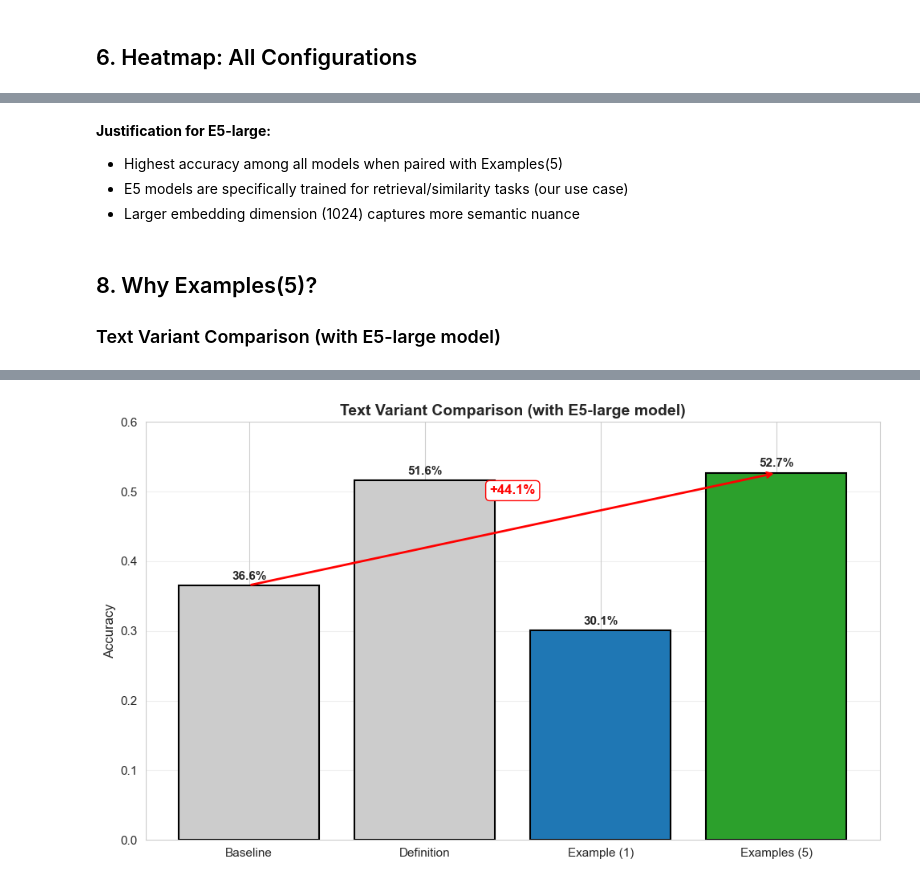
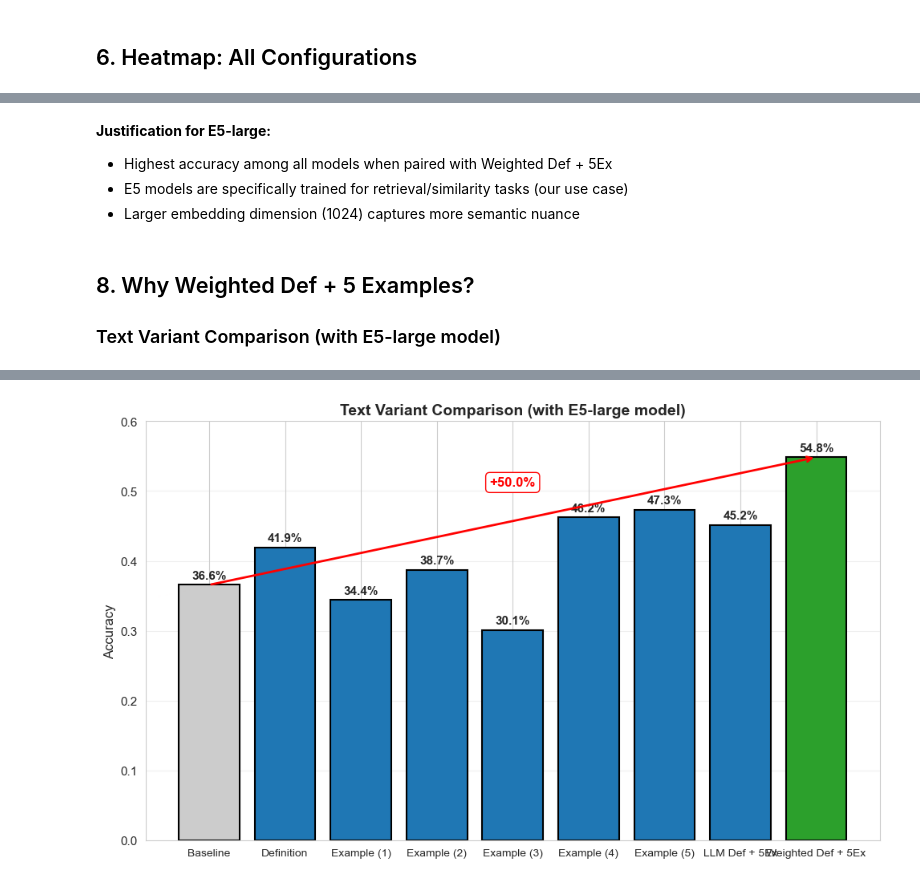
Before and after one commit to FlackoJodye1/diachronic-word-sense-change, a Jupyter notebook: analysis/embedding_comparison_analysis.ipynb, the cells around one changed output, grey strips where cells are left out. Cells and saved outputs as stored; diff of their text form; code cells hidden in the pictures.

```diff
--- a/analysis/embedding_comparison_analysis.ipynb
+++ b/analysis/embedding_comparison_analysis.ipynb
@@ -261,12 +287,13 @@ plt.show()
 # %%
-# Filter to Examples(5) variant only
-examples5_df = df_sorted[df_sorted['text_variant'] == 'Examples (5)'].copy()
-examples5_df = examples5_df.sort_values('accuracy', ascending=False)
+# Filter to selected variant only
+selected_variant = variant_name_map.get(winner['text_variant'], winner['text_variant'])
+variant_df = df_sorted[df_sorted['variant'] == selected_variant].copy()
+variant_df = variant_df.sort_values('accuracy', ascending=False)
 
-print("Model Performance with Examples(5) Text Variant:")
+print(f"Model Performance with {selected_variant} Text Variant:")
 print("=" * 60)
 
-model_comparison = examples5_df[['model', 'accuracy', 'top3', 'mrr']].copy()
+model_comparison = variant_df[['model', 'accuracy', 'top3', 'mrr']].copy()
 model_comparison['rank'] = range(1, len(model_comparison) + 1)
 model_comparison = model_comparison[['rank', 'model', 'accuracy', 'top3', 'mrr']]
 
@@ -279,16 +306,16 @@ print(model_comparison_display.to_string(index=False))
 
 # Visualization
 fig, ax = plt.subplots(figsize=(10, 6))
-colors = ['#2ca02c' if m == 'E5-large' else '#cccccc' for m in examples5_df['model']]
-bars = ax.barh(examples5_df['model'], examples5_df['accuracy'], color=colors, edgecolor='black', linewidth=1.5)
+colors = ['#2ca02c' if m == winner['model'] else '#cccccc' for m in variant_df['model']]
+bars = ax.barh(variant_df['model'], variant_df['accuracy'], color=colors, edgecolor='black', linewidth=1.5)
 
 # Add value labels
-for bar, acc in zip(bars, examples5_df['accuracy']):
+for bar, acc in zip(bars, variant_df['accuracy']):
     ax.text(bar.get_width() + 0.005, bar.get_y() + bar.get_height()/2,
             f'{acc:.1%}', va='center', fontsize=11, fontweight='bold')
 
 ax.set_xlabel('Accuracy', fontsize=12)
-ax.set_title('Model Comparison (with Examples(5) variant)', fontsize=14, fontweight='bold')
+ax.set_title(f'Model Comparison (with {selected_variant} variant)', fontsize=14, fontweight='bold')
 ax.set_xlim(0, 0.6)
 ax.grid(axis='x', alpha=0.3)
 plt.tight_layout()
@@ -307,26 +333,35 @@ Model Performance with Examples(5) Text Variant:
 # %% [markdown]
 **Justification for E5-large:**
-- Highest accuracy among all models when paired with Examples(5)
+- Highest accuracy among all models when paired with Weighted Def + 5Ex
 - E5 models are specifically trained for retrieval/similarity tasks (our use case)
 - Larger embedding dimension (1024) captures more semantic nuance
 # %% [markdown]
-## 8. Why Examples(5)?
+## 8. Why Weighted Def + 5 Examples?
 
 ### Text Variant Comparison (with E5-large model)
 # %%
 # Filter to E5-large only
 e5large_df = df_sorted[df_sorted['model'] == 'E5-large'].copy()
 # Reorder to show progression
-variant_order = ['Baseline', 'Definition', 'Example (1)', 'Examples (5)']
-e5large_df['text_variant'] = pd.Categorical(e5large_df['text_variant'], categories=variant_order, ordered=True)
-e5large_df = e5large_df.sort_values('text_variant')
+variant_order = [
+    'Baseline',
+    'Definition',
+    'Example (1)',
+    'Example (2)',
+    'Example (3)',
+    'Example (4)',
+    'Example (5)',
+    'LLM Def + 5Ex',
+    'Weighted Def + 5Ex',
+]
+e5large_df['variant'] = pd.Categorical(e5large_df['variant'], categories=variant_order, ordered=True)
+e5large_df = e5large_df.sort_values('variant')
 
 print("Text Variant Performance with E5-large Model:")
-print("=" * 60)
 
-variant_comparison = e5large_df[['text_variant', 'accuracy', 'top3', 'mrr']].copy()
+variant_comparison = e5large_df[['variant', 'accuracy', 'top3', 'mrr']].copy()
 variant_comparison['rank'] = range(1, len(variant_comparison) + 1)
-variant_comparison = variant_comparison[['rank', 'text_variant', 'accuracy', 'top3', 'mrr']]
+variant_comparison = variant_comparison[['rank', 'variant', 'accuracy', 'top3', 'mrr']]
 
 variant_comparison_display = variant_comparison.copy()
 variant_comparison_display['accuracy'] = variant_comparison_display['accuracy'].apply(lambda x: f"{x:.1%}")
@@ -336,19 +371,28 @@ variant_comparison_display['mrr'] = variant_comparison_display['mrr'].apply(lamb
 print(variant_comparison_display.to_string(index=False))
 
 # Calculate improvements
-baseline_acc = e5large_df[e5large_df['text_variant'] == 'Baseline']['accuracy'].values[0]
-examples5_acc = e5large_df[e5large_df['text_variant'] == 'Examples (5)']['accuracy'].values[0]
-improvement = ((examples5_acc - baseline_acc) / baseline_acc) * 100
+selected_variant = variant_name_map.get(winner['text_variant'], winner['text_variant'])
+baseline_acc = e5large_df[e5large_df['variant'] == 'Baseline']['accuracy'].values[0]
+selected_acc = e5large_df[e5large_df['variant'] == selected_variant]['accuracy'].values[0]
+improvement = ((selected_acc - baseline_acc) / baseline_acc) * 100
 
-print(f"\nImprovement from Baseline to Examples(5):")
+print(f"\nImprovement from Baseline to {selected_variant}:")
 print(f"  Baseline: {baseline_acc:.1%}")
-print(f"  Examples(5): {examples5_acc:.1%}")
-print(f"  Absolute gain: {(examples5_acc - baseline_acc):.1%}")
+print(f"  {selected_variant}: {selected_acc:.1%}")
+print(f"  Absolute gain: {(selected_acc - baseline_acc):.1%}")
 print(f"  Relative improvement: {improvement:.1f}%")
 
 # Visualization
 fig, ax = plt.subplots(figsize=(10, 6))
-colors = ['#cccccc', '#cccccc', '#1f77b4', '#2ca02c']
+colors = []
+for variant in e5large_df['variant']:
+    if variant == selected_variant:
+        colors.append('#2ca02c')
+    elif variant == 'Baseline':
+        colors.append('#cccccc')
+    else:
+        colors.append('#1f77b4')
+
 bars = ax.bar(range(len(e5large_df)), e5large_df['accuracy'], color=colors, edgecolor='black', linewidth=1.5)
 
 # Add value labels
@@ -357,18 +401,18 @@ for i, (bar, acc) in enumerate(zip(bars, e5large_df['accuracy'])):
             f'{acc:.1%}', ha='center', va='bottom', fontsize=11, fontweight='bold')
 
 ax.set_xticks(range(len(e5large_df)))
-ax.set_xticklabels(e5large_df['text_variant'], fontsize=11)
+ax.set_xticklabels(e5large_df['variant'], fontsize=10)
 ax.set_ylabel('Accuracy', fontsize=12)
 ax.set_title('Text Variant Comparison (with E5-large model)', fontsize=14, fontweight='bold')
 ax.set_ylim(0, 0.6)
 ax.grid(axis='y', alpha=0.3)
 
 # Draw arrow showing improvement
-baseline_idx = 0
-examples5_idx = 3
-ax.annotate('', xy=(examples5_idx, examples5_acc), xytext=(baseline_idx, baseline_acc),
+baseline_idx = list(e5large_df['variant']).index('Baseline')
+selected_idx = list(e5large_df['variant']).index(selected_variant)
+ax.annotate('', xy=(selected_idx, selected_acc), xytext=(baseline_idx, baseline_acc),
             arrowprops=dict(arrowstyle='->', color='red', lw=2))
-ax.text((baseline_idx + examples5_idx) / 2, (baseline_acc + examples5_acc) / 2 + 0.05,
+ax.text((baseline_idx + selected_idx) / 2, (baseline_acc + selected_acc) / 2 + 0.05,
         f'+{improvement:.1f}%', ha='center', fontsize=12, color='red', fontweight='bold',
         bbox=dict(boxstyle='round', facecolor='white', edgecolor='red'))
 
@@ -391 +439 @@ Improvement from Baseline to Examples(5):
-[figure, old version]
+[figure, new version]
```
Also changed, not shown: parts of 17 cells of this notebook, 2 other files.
